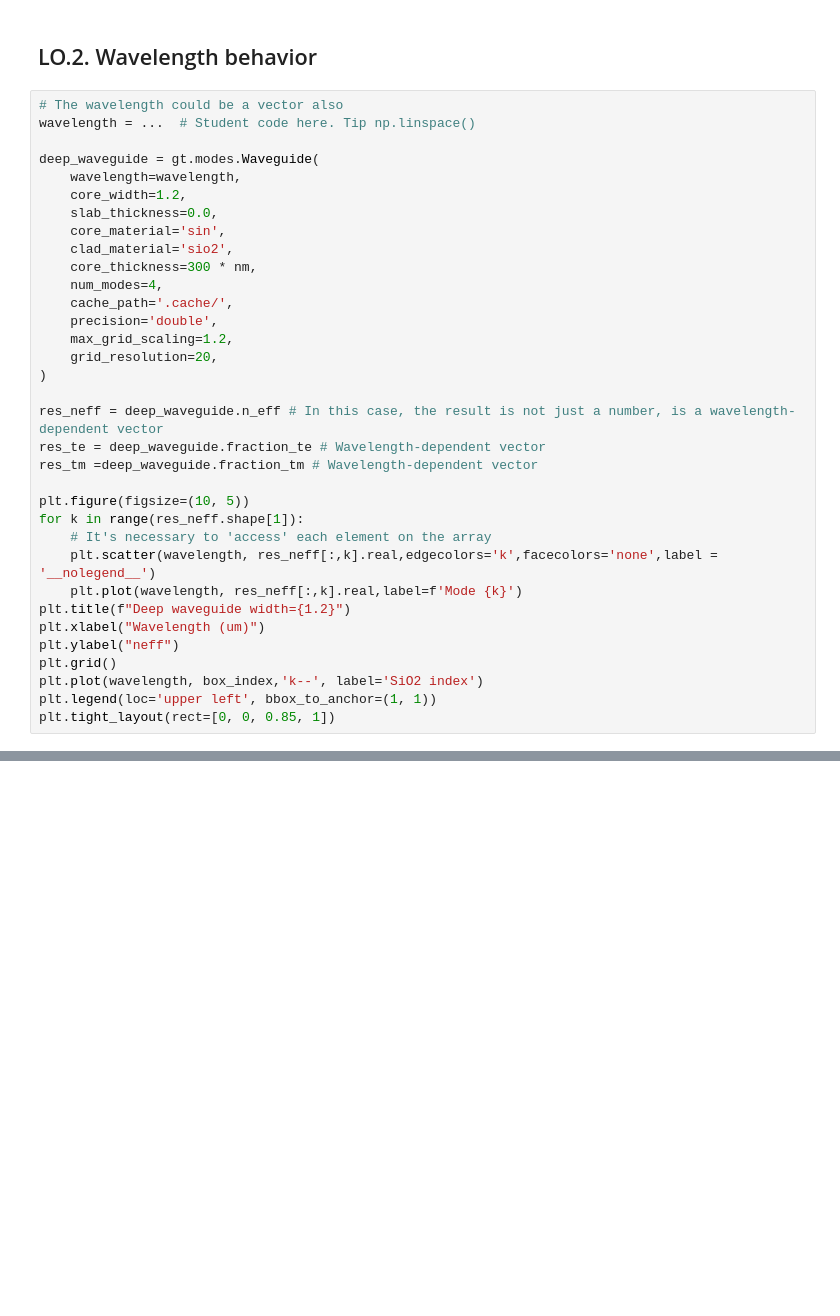
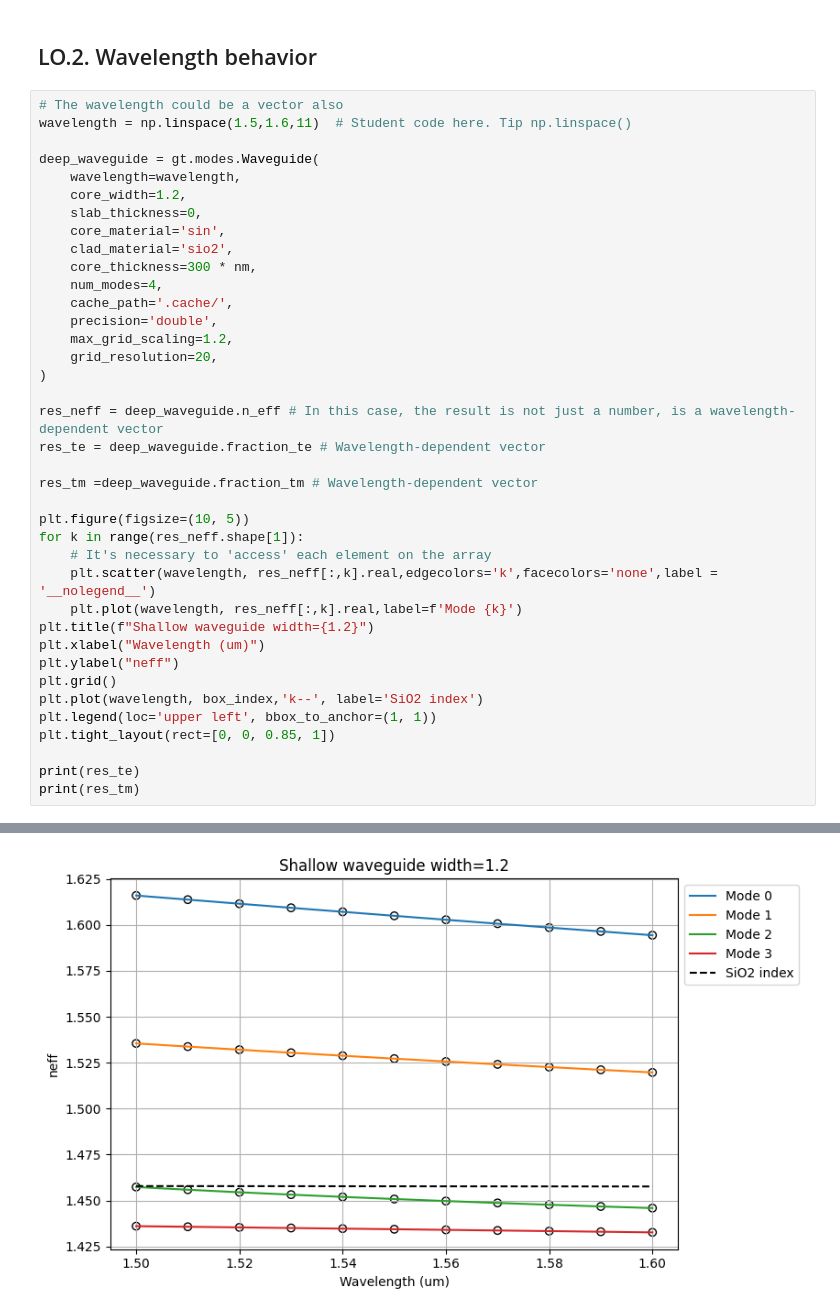
Before and after one commit to sergiipla834/pic-upv-lab0, a Jupyter notebook: 010_MODESOLVER_Student.ipynb, the cells around one changed output, grey strips where cells are left out. Drawn from its saved outputs; the diff is of its cells as text; blank space fills up the shorter version.

```diff
--- a/010_MODESOLVER_Student.ipynb
+++ b/010_MODESOLVER_Student.ipynb
@@ -145,12 +178,12 @@ These results are derived from a numerical method used to solve the EM problem,
 ## LO.2. Wavelength behavior
 # %%
 # The wavelength could be a vector also
-wavelength = ...  # Student code here. Tip np.linspace()
+wavelength = np.linspace(1.5,1.6,11)  # Student code here. Tip np.linspace()
 
 deep_waveguide = gt.modes.Waveguide(
     wavelength=wavelength,
     core_width=1.2,
-    slab_thickness=0.0,
+    slab_thickness=0,
     core_material='sin',
     clad_material='sio2',
     core_thickness=300 * nm,
@@ -163,6 +196,7 @@ deep_waveguide = gt.modes.Waveguide(
 
 res_neff = deep_waveguide.n_eff # In this case, the result is not just a number, is a wavelength-dependent vector
 res_te = deep_waveguide.fraction_te # Wavelength-dependent vector
+
 res_tm =deep_waveguide.fraction_tm # Wavelength-dependent vector
 
 plt.figure(figsize=(10, 5))
@@ -170,10 +204,14 @@ for k in range(res_neff.shape[1]):
     # It's necessary to 'access' each element on the array
     plt.scatter(wavelength, res_neff[:,k].real,edgecolors='k',facecolors='none',label = '__nolegend__')
     plt.plot(wavelength, res_neff[:,k].real,label=f'Mode {k}')
-plt.title(f"Deep waveguide width={1.2}")
+plt.title(f"Shallow waveguide width={1.2}")
 plt.xlabel("Wavelength (um)")
 plt.ylabel("neff")
 plt.grid()
 plt.plot(wavelength, box_index,'k--', label='SiO2 index')
 plt.legend(loc='upper left', bbox_to_anchor=(1, 1))
 plt.tight_layout(rect=[0, 0, 0.85, 1])
+
+print(res_te)
+print(res_tm)
+# %% [output]
@@ -179,0 +221 @@ plt.tight_layout(rect=[0, 0, 0.85, 1])
+[figure, added]
```
Also changed, not shown: parts of 12 cells of this notebook.
